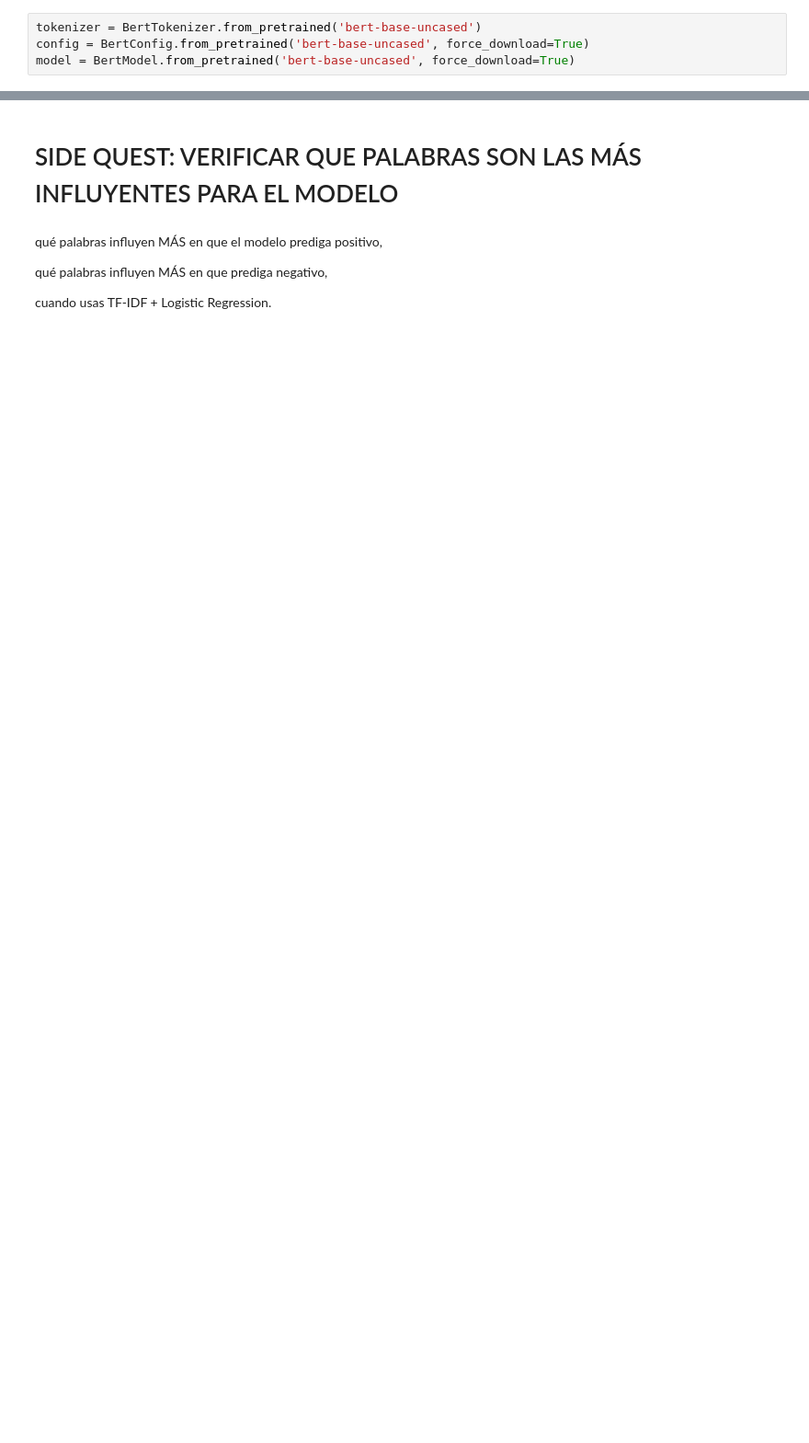
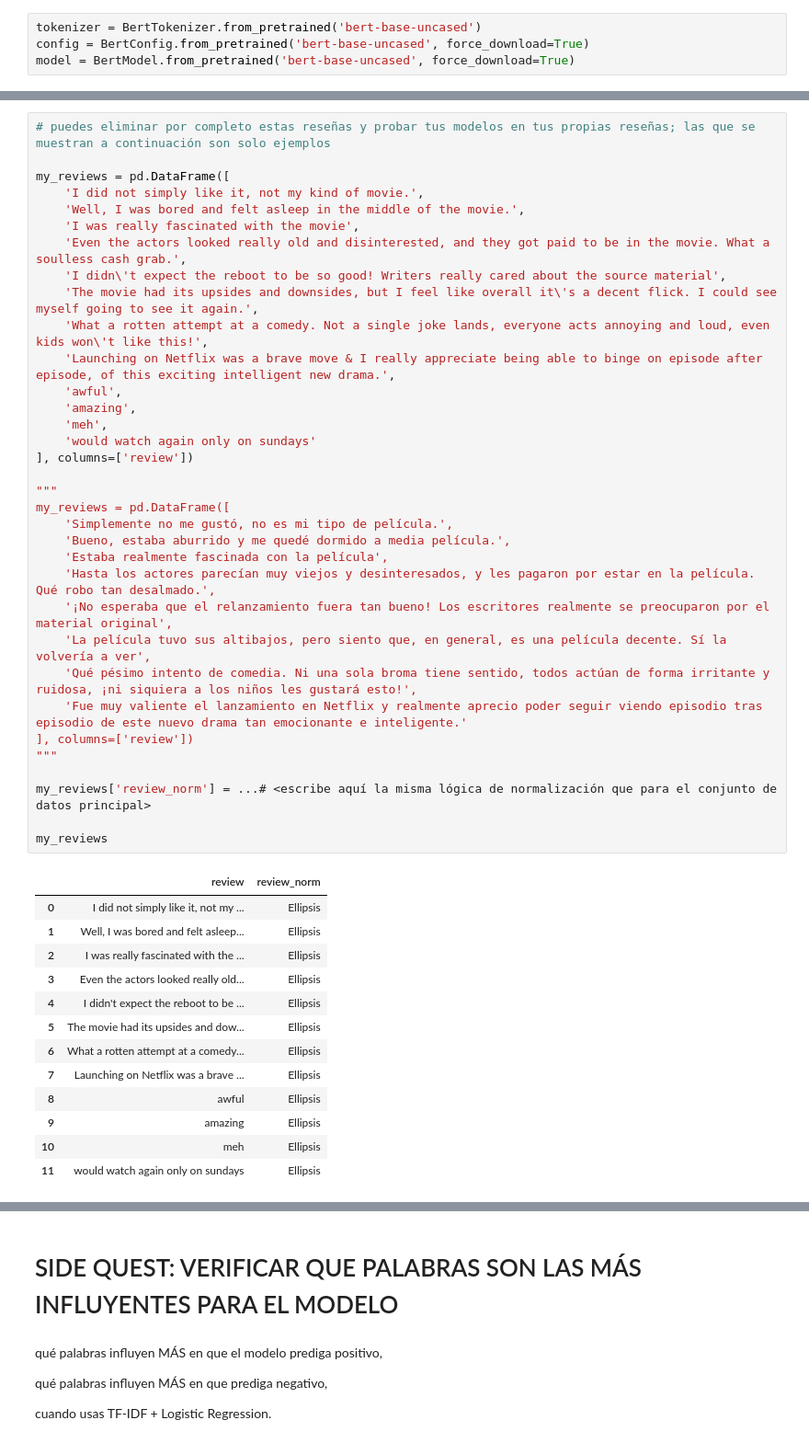
Before and after one commit to OmiHdz/SP_14_2, a Jupyter notebook: P_14_2.ipynb, the cells around one changed output, grey strips where cells are left out. Shown at 92% size. Cells and saved outputs as stored; diff of their text form; blank space fills up the shorter version.

```diff
--- a/P_14_2.ipynb
+++ b/P_14_2.ipynb
@@ -963,0 +1054,48 @@ Uso del dispositivo: cpu
+# %%
+# puedes eliminar por completo estas reseñas y probar tus modelos en tus propias reseñas; las que se muestran a continuación son solo ejemplos
+
+my_reviews = pd.DataFrame([
+    'I did not simply like it, not my kind of movie.',
+    'Well, I was bored and felt asleep in the middle of the movie.',
+    'I was really fascinated with the movie',
+    'Even the actors looked really old and disinterested, and they got paid to be in the movie. What a soulless cash grab.',
+    'I didn\'t expect the reboot to be so good! Writers really cared about the source material',
+    'The movie had its upsides and downsides, but I feel like overall it\'s a decent flick. I could see myself going to see it again.',
+    'What a rotten attempt at a comedy. Not a single joke lands, everyone acts annoying and loud, even kids won\'t like this!',
+    'Launching on Netflix was a brave move & I really appreciate being able to binge on episode after episode, of this exciting intelligent new drama.',
+    'awful',
+    'amazing',
+    'meh',
+    'would watch again only on sundays'
+], columns=['review'])
+
+"""
+my_reviews = pd.DataFrame([
+    'Simplemente no me gustó, no es mi tipo de película.',
+    'Bueno, estaba aburrido y me quedé dormido a media película.',
+    'Estaba realmente fascinada con la película',
+    'Hasta los actores parecían muy viejos y desinteresados, y les pagaron por estar en la película. Qué robo tan desalmado.',
+    '¡No esperaba que el relanzamiento fuera tan bueno! Los escritores realmente se preocuparon por el material original',
+    'La película tuvo sus altibajos, pero siento que, en general, es una película decente. Sí la volvería a ver',
+    'Qué pésimo intento de comedia. Ni una sola broma tiene sentido, todos actúan de forma irritante y ruidosa, ¡ni siquiera a los niños les gustará esto!',
+    'Fue muy valiente el lanzamiento en Netflix y realmente aprecio poder seguir viendo episodio tras episodio de este nuevo drama tan emocionante e inteligente.'
+], columns=['review'])
+"""
+
+my_reviews['review_norm'] = ...# <escribe aquí la misma lógica de normalización que para el conjunto de datos principal>
+
+my_reviews
+# %% [output]
+|  | review | review_norm |
+| 0 | I did not simply like it, not my ... | Ellipsis |
+| 1 | Well, I was bored and felt asleep... | Ellipsis |
+| 2 | I was really fascinated with the ... | Ellipsis |
+| 3 | Even the actors looked really old... | Ellipsis |
+| 4 | I didn't expect the reboot to be ... | Ellipsis |
+| 5 | The movie had its upsides and dow... | Ellipsis |
+| 6 | What a rotten attempt at a comedy... | Ellipsis |
+| 7 | Launching on Netflix was a brave ... | Ellipsis |
+| 8 | awful | Ellipsis |
+| 9 | amazing | Ellipsis |
+| 10 | meh | Ellipsis |
+| 11 | would watch again only on sundays | Ellipsis |
```
Also changed, not shown: parts of 30 cells of this notebook.
